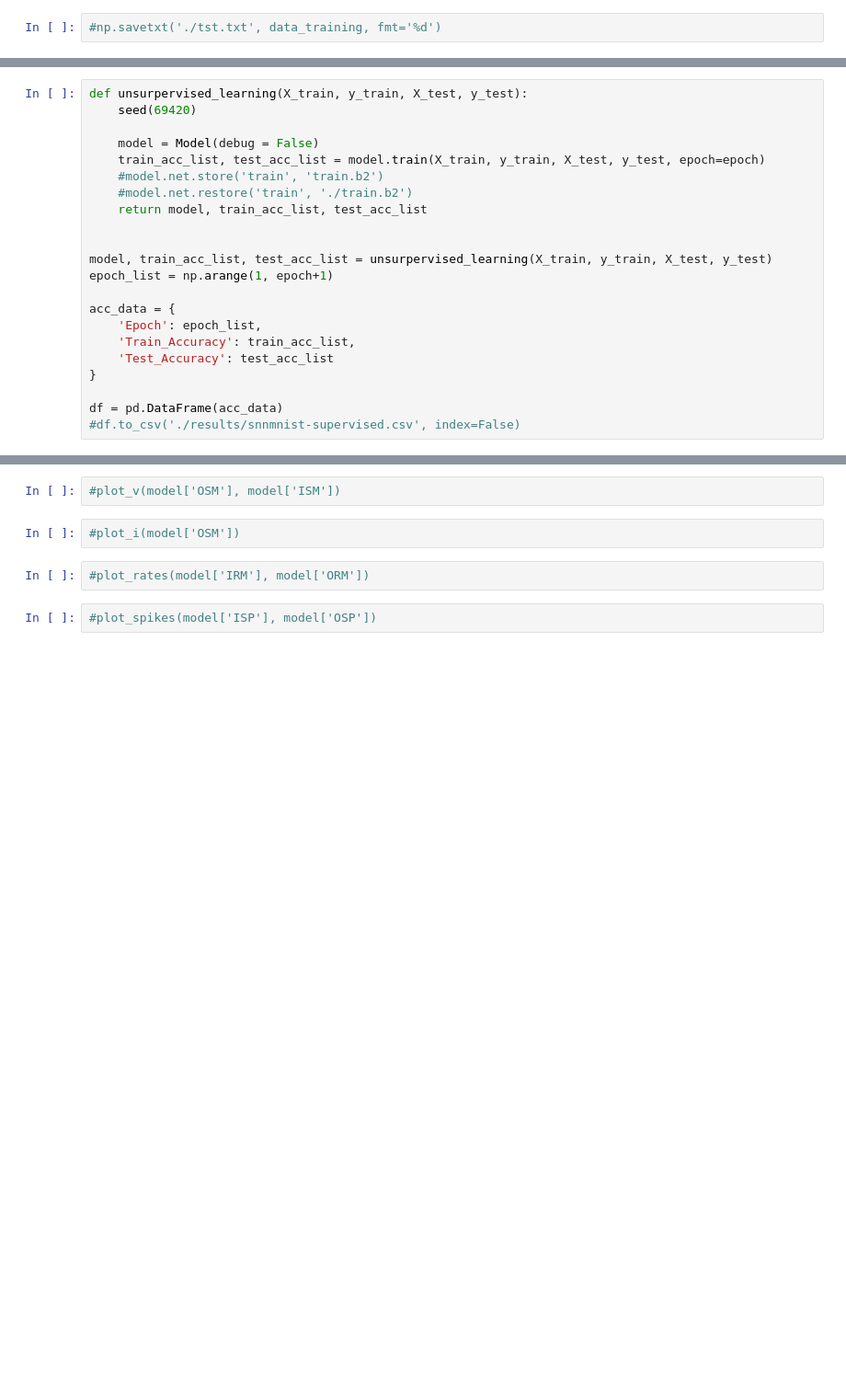
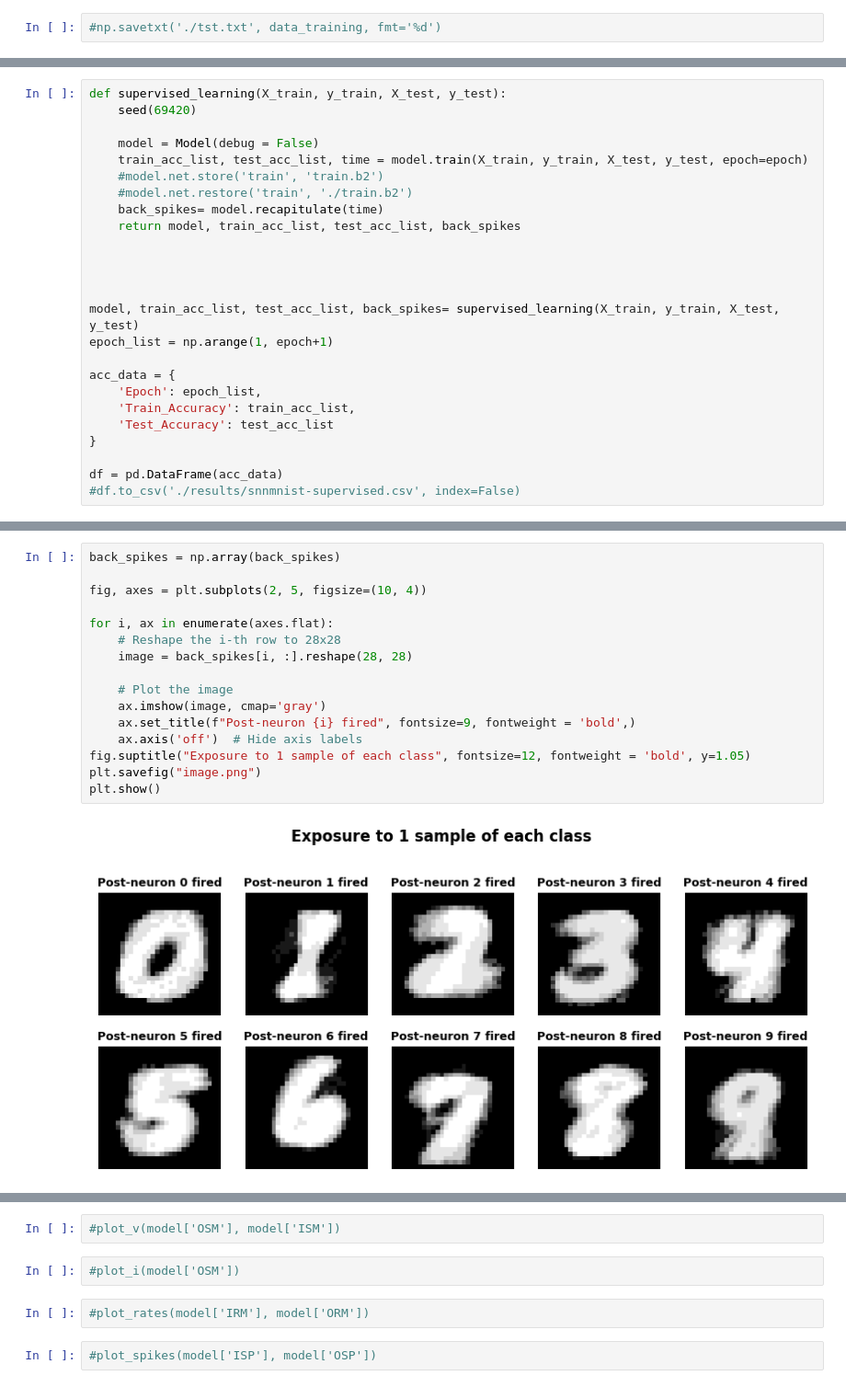
Before and after one commit to a-holla/SNN-WM, a Jupyter notebook: snnmnist-supervised.ipynb, the cells around one changed output, grey strips where cells are left out. Shown at 92% size. Saved outputs shown, nothing was run; the diff lists cells and outputs as text; blank space fills up the shorter version.

Commit message:
Kaggle Notebook | snnmnist-supervised | SNN with recapitulation

```diff
--- a/snnmnist-supervised.ipynb
+++ b/snnmnist-supervised.ipynb
@@ -372,15 +441,18 @@ class Model():
 # %%
-def unsurpervised_learning(X_train, y_train, X_test, y_test):
+def supervised_learning(X_train, y_train, X_test, y_test):
     seed(69420)
 
     model = Model(debug = False)
-    train_acc_list, test_acc_list = model.train(X_train, y_train, X_test, y_test, epoch=epoch)
+    train_acc_list, test_acc_list, time = model.train(X_train, y_train, X_test, y_test, epoch=epoch)
     #model.net.store('train', 'train.b2')
     #model.net.restore('train', './train.b2')
-    return model, train_acc_list, test_acc_list
+    back_spikes= model.recapitulate(time)
+    return model, train_acc_list, test_acc_list, back_spikes
 
 
-model, train_acc_list, test_acc_list = unsurpervised_learning(X_train, y_train, X_test, y_test)
+
+
+model, train_acc_list, test_acc_list, back_spikes= supervised_learning(X_train, y_train, X_test, y_test)
 epoch_list = np.arange(1, epoch+1)
 
 acc_data = {
@@ -435,3 +501,21 @@ plt.show()
+# %%
+back_spikes = np.array(back_spikes)
+
+fig, axes = plt.subplots(2, 5, figsize=(10, 4))
+
+for i, ax in enumerate(axes.flat):
+    # Reshape the i-th row to 28x28
+    image = back_spikes[i, :].reshape(28, 28)
+
+    # Plot the image
+    ax.imshow(image, cmap='gray')
+    ax.set_title(f"Post-neuron {i} fired", fontsize=9, fontweight = 'bold',)
+    ax.axis('off')  # Hide axis labels
+fig.suptitle("Exposure to 1 sample of each class", fontsize=12, fontweight = 'bold', y=1.05)
+plt.savefig("image.png")
+plt.show()
+# %% [output]
+[figure, added]
 # %%
 def plot_w(S1M):
     plt.rcParams["figure.figsize"] = (20,10)
```
Also changed, not shown: parts of 9 cells of this notebook.
